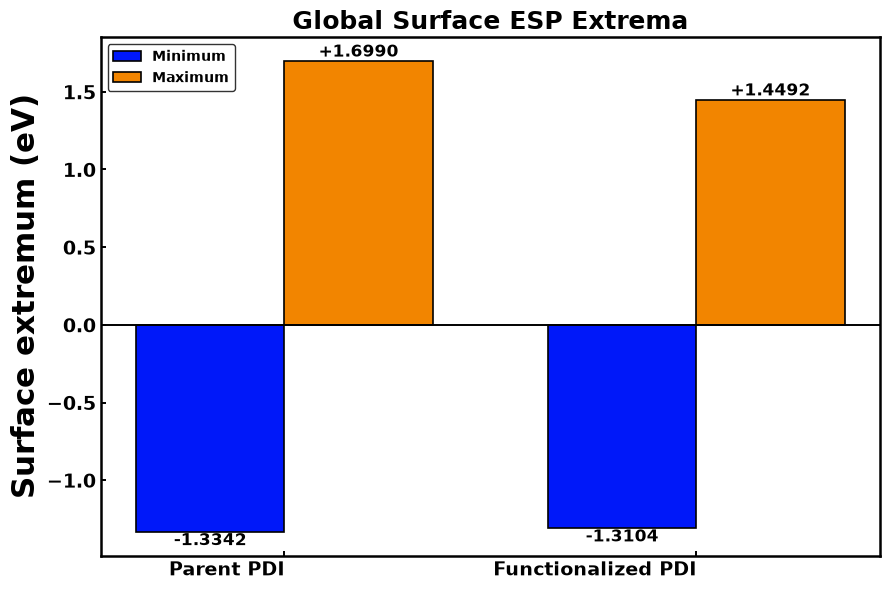
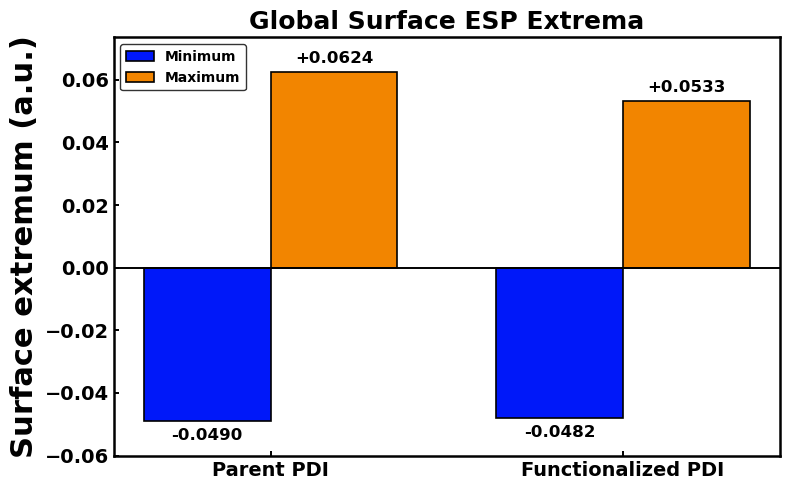
Unified diff of the notebook cell whose output changed from the first chart to the second:
--- before
+++ after
@@ -1,8 +1,8 @@
 # Global minimum and maximum comparison
-plot_df = global_extrema.pivot(index="system", columns="extremum_type", values="esp_value_ev").loc[
+plot_df = global_extrema.pivot(index="system", columns="extremum_type", values="esp_value").loc[
     [system for system in ["pdi", "pdi_terminal_functionalized"] if system in set(global_extrema["system"])]
 ]
 
-fig, ax = plt.subplots(figsize=(9, 6))
+fig, ax = plt.subplots(figsize=(8,5))
 x = np.arange(len(plot_df))
 width = 0.36
@@ -29,10 +29,16 @@
 ax.axhline(0, color="black", lw=1.4)
 ax.set_xticks(x)
-ax.set_xticklabels([system_label(system) for system in plot_df.index], rotation=0, ha="right")
+ax.set_xticklabels([system_label(system) for system in plot_df.index], rotation=0, ha="center")
+
+value_min = float(plot_df[["minimum", "maximum"]].min().min())
+value_max = float(plot_df[["minimum", "maximum"]].max().max())
+value_padding = 0.10 * (value_max - value_min)
+ax.set_ylim(value_min - value_padding, value_max + value_padding)
+
 annotate_bars(ax, min_bars)
 annotate_bars(ax, max_bars)
 practical_chemistry_axis(
     ax,
-    ylabel="Surface extremum (eV)",
+    ylabel="Surface extremum (a.u.)",
     title="Global Surface ESP Extrema",
     legend=True,

Commit: Upload second half of step 6: Electronic structure analysis